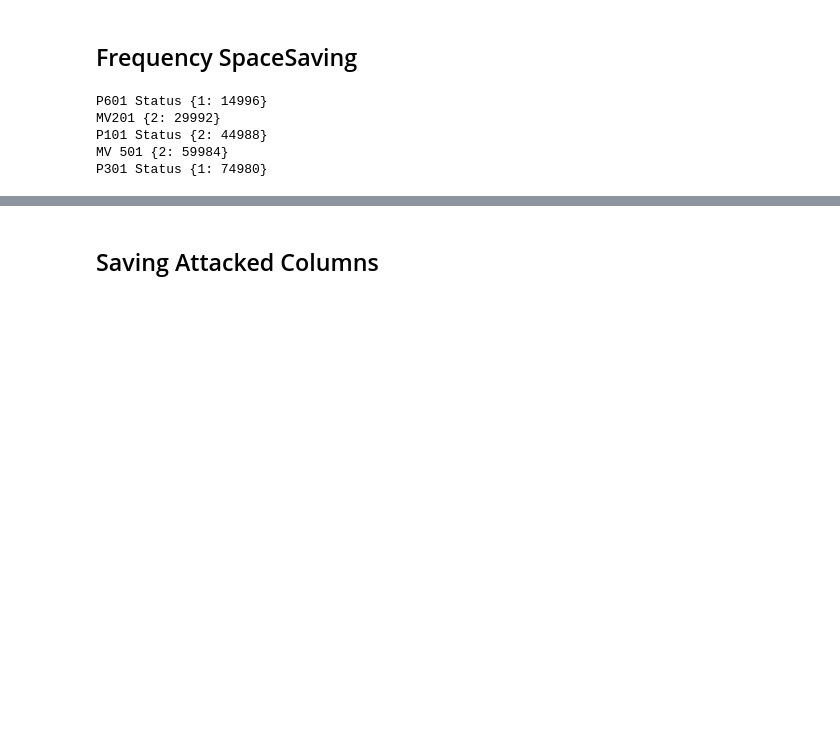
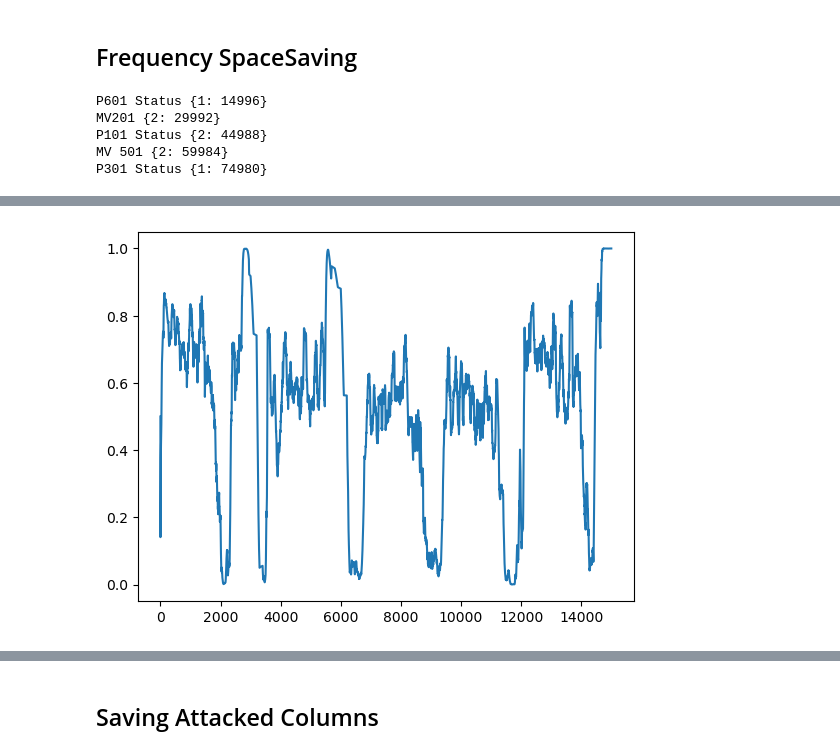
Before and after one commit to OscarCabreraRodriguez/SWaT-Dataset-Streaming-Framework, a Jupyter notebook: src/streaming/sketches/Elshan Gadimov.ipynb, the cells around one changed output, grey strips where cells are left out. Saved outputs shown, nothing was run; the diff lists cells and outputs as text; code cells hidden in the pictures; blank space fills up the shorter version.

Commit message:
new sketch implemented and the graph added to dashboard

```diff
--- a/src/streaming/sketches/Elshan Gadimov.ipynb
+++ b/src/streaming/sketches/Elshan Gadimov.ipynb
@@ -138,0 +196,47 @@ P301 Status {1: 74980}
+# %%
+import influxdb_client
+from influxdb_client.client.write_api import SYNCHRONOUS
+
+token = 'Qd6R1JJWOOKfcKmBn0s50wHLqA-2LjLjEGJiUAGp1_RCes_JRe_bkELLYL5jqCXRQ1Haww3_mrHk_69yN88L0A=='
+org = 'ELTE'
+bucket = 'ELTE'
+
+# Define the model
+model = LODA()
+
+cols_with_attackes = ["FIT 401"]
+
+with influxdb_client.InfluxDBClient(url="http://influxdb:8086", token=token, org=org) as client:
+    write_api = client.write_api(write_options=SYNCHRONOUS)
+    stream = np.array(sdf.select("LIT 301", "FIT 401").collect())
+    model = ReferenceWindowModel(model_cls=HBOS,  window_size=500, sliding_size=200,)
+    preprocessor = InstanceUnitNormScaler()  # Normalizer
+    postprocessor = RunningAveragePostprocessor(window_size=100)  # Running average postprocessor
+    calibrator = GaussianTailProbabilityCalibrator(running_statistics=True, window_size=6400)
+    y_pred = []
+    for x in stream:
+        X = preprocessor.fit_transform_partial(x)
+        anomaly_score = model.fit_score_partial(x)
+        anomaly_score = postprocessor.fit_transform_partial(anomaly_score)
+        calibrated_score = calibrator.fit_transform_partial(anomaly_score)
+        p = influxdb_client.Point("test_3").field("Anomaly Score", calibrated_score)
+        write_api.write(bucket, org, p)
+# %%
+stream = np.array(sdf.select("LIT 301", "FIT 401").collect())
+model = ReferenceWindowModel(model_cls=HBOS,  window_size=500, sliding_size=200,)
+preprocessor = InstanceUnitNormScaler()  # Normalizer
+postprocessor = RunningAveragePostprocessor(window_size=100)  # Running average postprocessor
+calibrator = GaussianTailProbabilityCalibrator(running_statistics=True, window_size=6400)
+
+y_pred = []
+for x in stream:
+    X = preprocessor.fit_transform_partial(x)
+    anomaly_score = model.fit_score_partial(x)
+    anomaly_score = postprocessor.fit_transform_partial(anomaly_score)
+    calibrated_score = calibrator.fit_transform_partial(anomaly_score)
+    y_pred.append(calibrated_score)
+    # anomaly_score.append(model.fit_score_partial(x))
+plt.plot(y_pred)
+plt.show()
+# %% [output]
+[figure, added]
```
Also changed, not shown: parts of 8 cells of this notebook, 2 other files.
